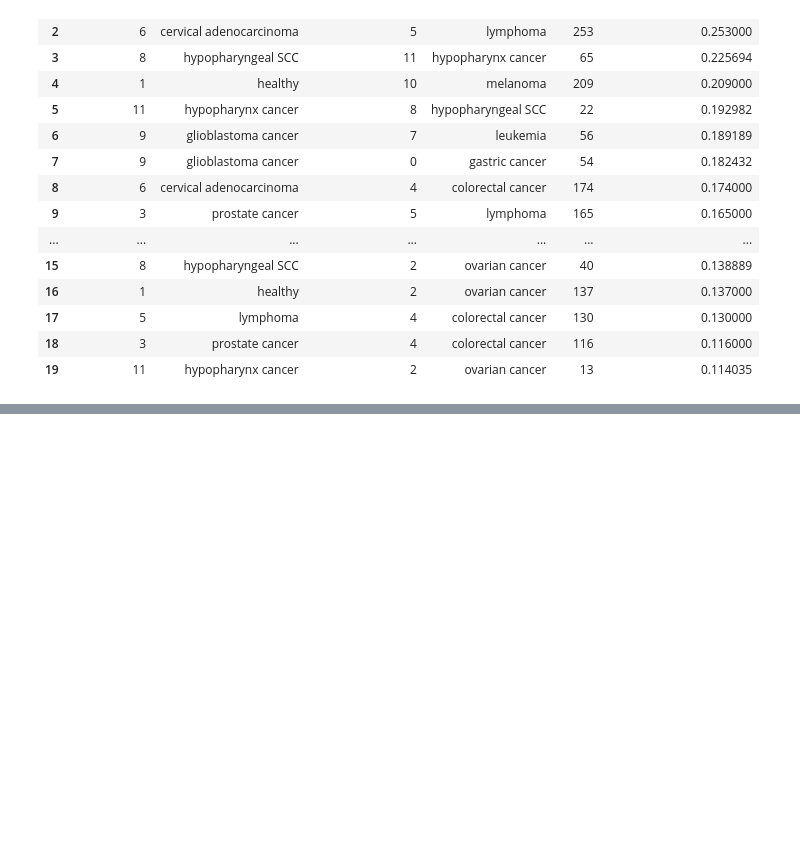
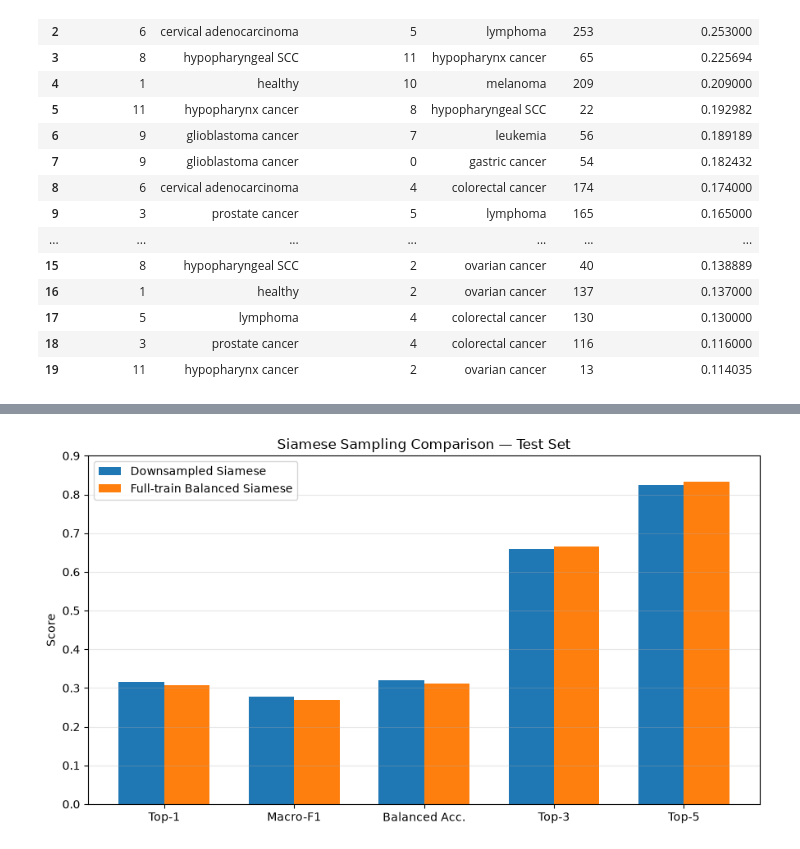
Before and after one commit to FLaTNNBio/eccdna_fcgr_siamese, a Jupyter notebook: notebooks/16_final_model_comparison.ipynb, the cells around one changed output, grey strips where cells are left out. Cells and saved outputs as stored; diff of their text form; code cells hidden in the pictures; blank space fills up the shorter version.

Commit message:
modifche finali

```diff
--- a/notebooks/16_final_model_comparison.ipynb
+++ b/notebooks/16_final_model_comparison.ipynb
@@ -576,3 +576,102 @@ SHARED TOP CONFUSIONS
 | 23 | hypopharynx cancer | ovarian cancer | 0.096491 | 0.114035 | 0.017544 |
 | 24 | healthy | gastric cancer | 0.096000 | 0.113000 | 0.017000 |
 | 25 | lymphoma | ovarian cancer | 0.088000 | 0.081000 | -0.007000 |
+# %%
+# ============================================================
+# SIAMESE SAMPLING COMPARISON — TEST
+# ============================================================
+
+import pandas as pd
+import matplotlib.pyplot as plt
+import numpy as np
+
+comparison_df = pd.DataFrame({
+    "metric": [
+        "Top-1",
+        "Macro-F1",
+        "Balanced Acc.",
+        "Top-3",
+        "Top-5"
+    ],
+    "Downsampled Siamese": [
+        0.3158,
+        0.2784,
+        0.3197,
+        0.6583,
+        0.8253
+    ],
+    "Full-train Balanced Siamese": [
+        0.306847,
+        0.268841,
+        0.310454,
+        0.664799,
+        0.833352
+    ]
+})
+
+x = np.arange(len(comparison_df))
+width = 0.35
+
+fig, ax = plt.subplots(
+    figsize=(9, 5)
+)
+
+ax.bar(
+    x - width / 2,
+    comparison_df["Downsampled Siamese"],
+    width,
+    label="Downsampled Siamese"
+)
+
+ax.bar(
+    x + width / 2,
+    comparison_df["Full-train Balanced Siamese"],
+    width,
+    label="Full-train Balanced Siamese"
+)
+
+ax.set_xticks(x)
+ax.set_xticklabels(
+    comparison_df["metric"]
+)
+
+ax.set_ylabel("Score")
+ax.set_ylim(0, 0.9)
+
+ax.set_title(
+    "Siamese Sampling Comparison — Test Set"
+)
+
+ax.grid(
+    axis="y",
+    alpha=0.3
+)
+
+ax.legend()
+
+plt.tight_layout()
+
+OUTPUT_PATH = (
+    PROJECT_ROOT
+    / "artifacts"
+    / "final_model_comparison"
+    / "siamese_sampling_comparison.png"
+)
+
+OUTPUT_PATH.parent.mkdir(
+    parents=True,
+    exist_ok=True
+)
+
+plt.savefig(
+    OUTPUT_PATH,
+    dpi=300,
+    bbox_inches="tight"
+)
+
+plt.show()
+
+print("Saved:")
+print(OUTPUT_PATH)
+# %% [output]
+[figure, added]
```
Also changed, not shown: parts of 4 cells of this notebook, 9 other files.
